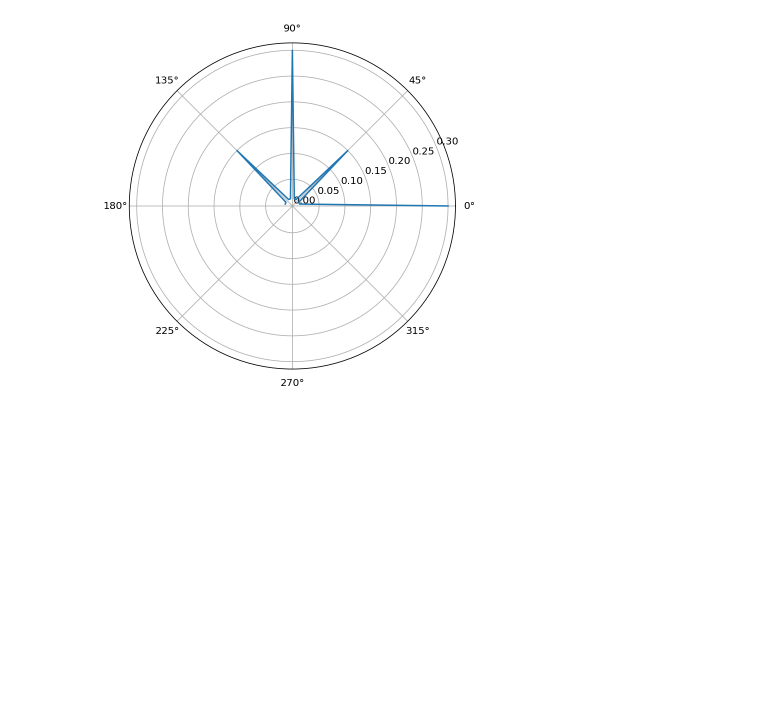
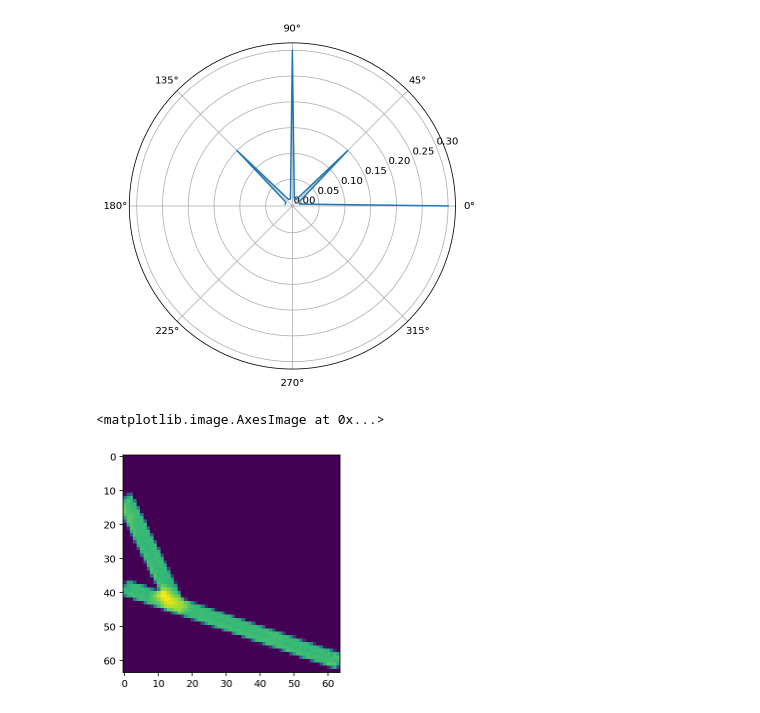
Before and after one commit to apnkv/optimization_vectorization, a Jupyter notebook: handcrafted.ipynb, the cells around one changed output. Drawn from its saved outputs; the diff is of its cells as text; code cells hidden in the pictures; blank space fills up the shorter version.

```diff
--- a/handcrafted.ipynb
+++ b/handcrafted.ipynb
@@ -121,0 +139,32 @@ DEVICE = 'cuda' if torch.cuda.is_available() else 'cpu'
+# %%
+from torch.utils.data import DataLoader
+from tqdm import tqdm
+
+DEVICE = 'cuda'
+
+model = CrossingRefinerFull().to(DEVICE)
+model.train(True)
+criterion = torch.nn.BCEWithLogitsLoss(pos_weight=torch.Tensor([3.0]).to(DEVICE))
+mse = torch.nn.MSELoss()
+optimizer = optim.Adam(model.parameters(), lr=0.001)
+
+dataloader = DataLoader(data, 32, True)
+for epoch in range(50):
+    for batch in tqdm(dataloader):
+        raster = batch['raster'].unsqueeze(dim=1).float().to(DEVICE)
+        crossing_raster = batch['crossing_raster'].unsqueeze(dim=1).float().to(DEVICE)
+
+        pred = model.forward(raster)
+        loss = criterion(pred, crossing_raster) + 0.1 * mse(pred, crossing_raster)
+
+        optimizer.zero_grad()
+        loss.backward()
+        optimizer.step()
+# %%
+model.train(False)
+raster = torch.from_numpy(data[500]['raster']).unsqueeze(dim=0).unsqueeze(dim=1).to(DEVICE)
+pic = model.forward(raster).detach().cpu().numpy()
+plt.imshow(pic[0][0])
+# %% [output]
+<matplotlib.image.AxesImage at 0x...>
+[figure, added]
```
Also changed, not shown: parts of 6 cells of this notebook, 2 other files.
